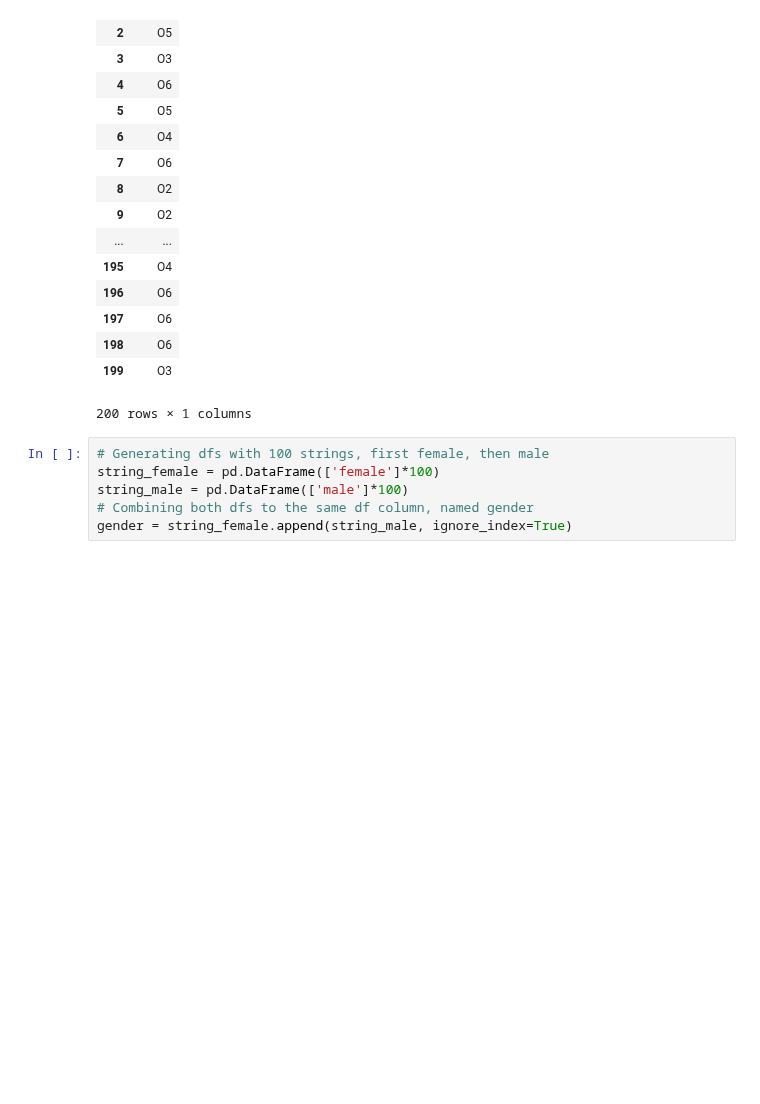
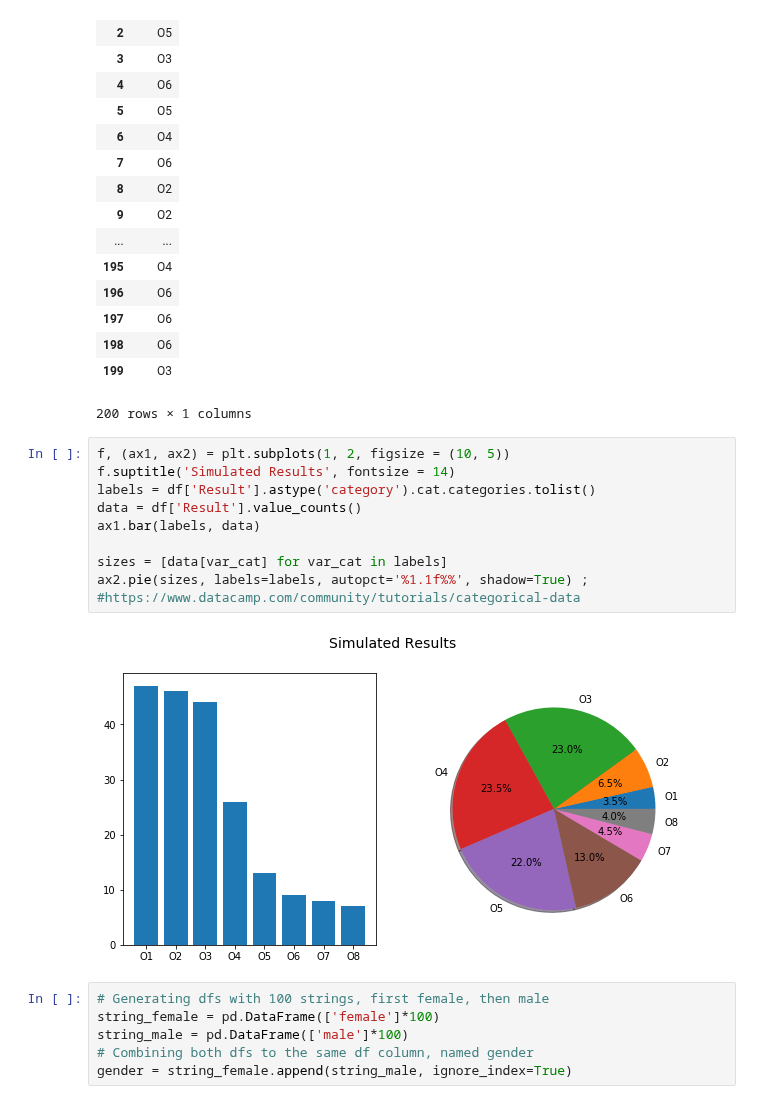
Before and after one commit to MarionMcG/python-fundamentals-project, a Jupyter notebook: exam-cohort.ipynb, the cells around one changed output. Saved outputs shown, nothing was run; the diff lists cells and outputs as text; blank space fills up the shorter version.

Commit message:
Bar charts for categorical data

```diff
--- a/exam-cohort.ipynb
+++ b/exam-cohort.ipynb
@@ -179,6 +179,18 @@ df
 | 198 | O6 |
 | 199 | O3 |
 200 rows × 1 columns
+# %%
+f, (ax1, ax2) = plt.subplots(1, 2, figsize = (10, 5))
+f.suptitle('Simulated Results', fontsize = 14)
+labels = df['Result'].astype('category').cat.categories.tolist()
+data = df['Result'].value_counts()
+ax1.bar(labels, data)
+
+sizes = [data[var_cat] for var_cat in labels]
+ax2.pie(sizes, labels=labels, autopct='%1.1f%%', shadow=True) ;
+#https://www.datacamp.com/community/tutorials/categorical-data
+# %% [output]
+[figure, added]
 # %%
 # Generating dfs with 100 strings, first female, then male
 string_female = pd.DataFrame(['female']*100)
```
Also changed, not shown: parts of 1 cell of this notebook.
